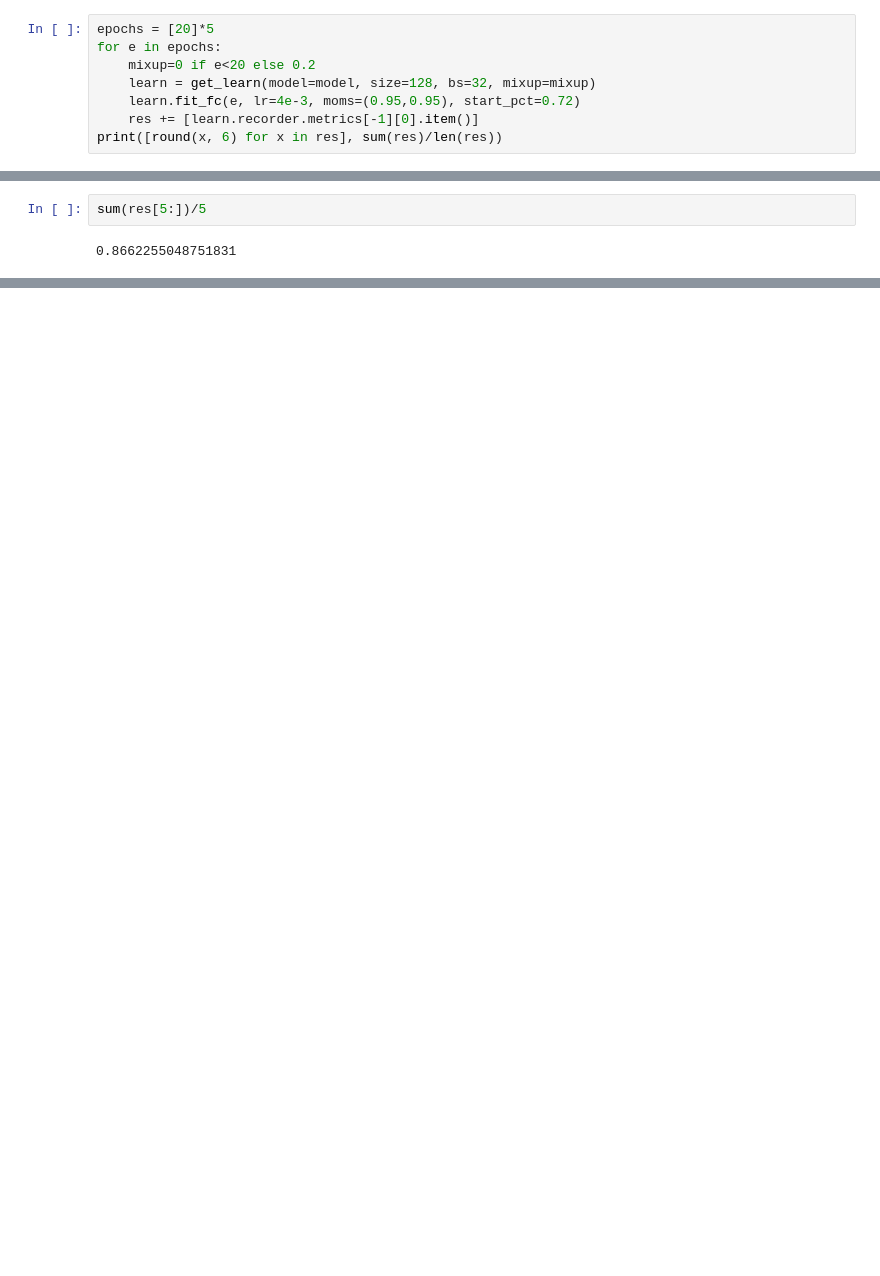
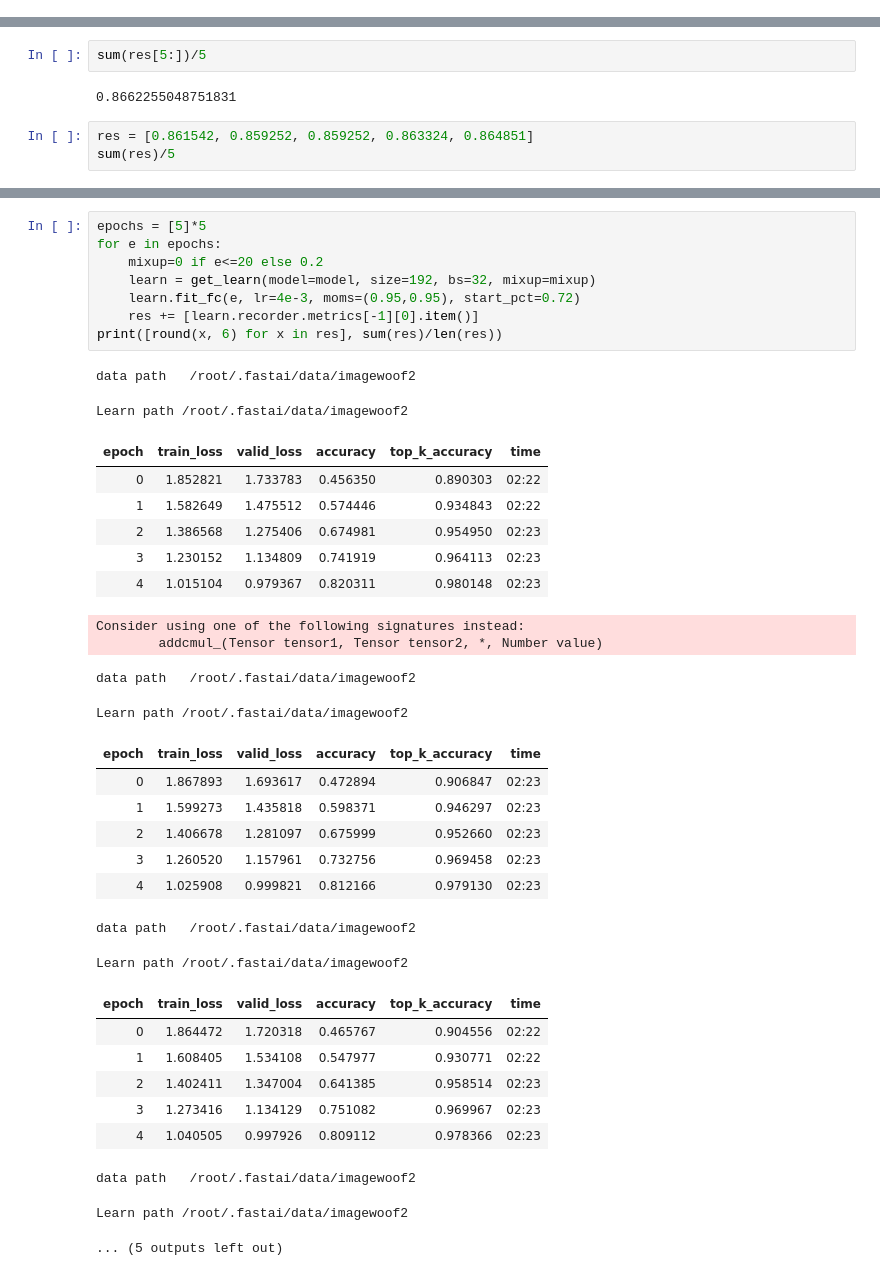
Before and after one commit to BoaEi/imagenette_experiments, a Jupyter notebook: Woof_ResNet_separable.ipynb, the cells around one changed output, grey strips where cells are left out. Drawn from its saved outputs; the diff is of its cells as text; blank space fills up the shorter version.

```diff
--- a/Woof_ResNet_separable.ipynb
+++ b/Woof_ResNet_separable.ipynb
@@ -131,8 +308,0 @@ res
-# %%
-epochs = [20]*5
-for e in epochs:
-    mixup=0 if e<20 else 0.2
-    learn = get_learn(model=model, size=128, bs=32, mixup=mixup)
-    learn.fit_fc(e, lr=4e-3, moms=(0.95,0.95), start_pct=0.72)
-    res += [learn.recorder.metrics[-1][0].item()]
-print([round(x, 6) for x in res], sum(res)/len(res))
@@ -191,3 +319,6 @@ res
 sum(res[5:])/5
 # %% [output]
 0.8662255048751831
+# %%
+res = [0.861542, 0.859252, 0.859252, 0.863324, 0.864851]
+sum(res)/5
@@ -193,0 +329,38 @@ sum(res[5:])/5
+# %%
+epochs = [5]*5
+for e in epochs:
+    mixup=0 if e<=20 else 0.2
+    learn = get_learn(model=model, size=192, bs=32, mixup=mixup)
+    learn.fit_fc(e, lr=4e-3, moms=(0.95,0.95), start_pct=0.72)
+    res += [learn.recorder.metrics[-1][0].item()]
+print([round(x, 6) for x in res], sum(res)/len(res))
+# %% [output]
+data path   /root/.fastai/data/imagewoof2
+Learn path /root/.fastai/data/imagewoof2
+| epoch | train_loss | valid_loss | accuracy | top_k_accuracy | time |
+| 0 | 1.852821 | 1.733783 | 0.456350 | 0.890303 | 02:22 |
+| 1 | 1.582649 | 1.475512 | 0.574446 | 0.934843 | 02:22 |
+| 2 | 1.386568 | 1.275406 | 0.674981 | 0.954950 | 02:23 |
+| 3 | 1.230152 | 1.134809 | 0.741919 | 0.964113 | 02:23 |
+| 4 | 1.015104 | 0.979367 | 0.820311 | 0.980148 | 02:23 |
+Consider using one of the following signatures instead:
+        addcmul_(Tensor tensor1, Tensor tensor2, *, Number value)
+data path   /root/.fastai/data/imagewoof2
+Learn path /root/.fastai/data/imagewoof2
+| epoch | train_loss | valid_loss | accuracy | top_k_accuracy | time |
+| 0 | 1.867893 | 1.693617 | 0.472894 | 0.906847 | 02:23 |
+| 1 | 1.599273 | 1.435818 | 0.598371 | 0.946297 | 02:23 |
+| 2 | 1.406678 | 1.281097 | 0.675999 | 0.952660 | 02:23 |
+| 3 | 1.260520 | 1.157961 | 0.732756 | 0.969458 | 02:23 |
+| 4 | 1.025908 | 0.999821 | 0.812166 | 0.979130 | 02:23 |
+data path   /root/.fastai/data/imagewoof2
+Learn path /root/.fastai/data/imagewoof2
+| epoch | train_loss | valid_loss | accuracy | top_k_accuracy | time |
+| 0 | 1.864472 | 1.720318 | 0.465767 | 0.904556 | 02:22 |
+| 1 | 1.608405 | 1.534108 | 0.547977 | 0.930771 | 02:22 |
+| 2 | 1.402411 | 1.347004 | 0.641385 | 0.958514 | 02:23 |
+| 3 | 1.273416 | 1.134129 | 0.751082 | 0.969967 | 02:23 |
+| 4 | 1.040505 | 0.997926 | 0.809112 | 0.978366 | 02:23 |
+data path   /root/.fastai/data/imagewoof2
+Learn path /root/.fastai/data/imagewoof2
+... (5 outputs left out)
```
Also changed, not shown: parts of 18 cells of this notebook.
